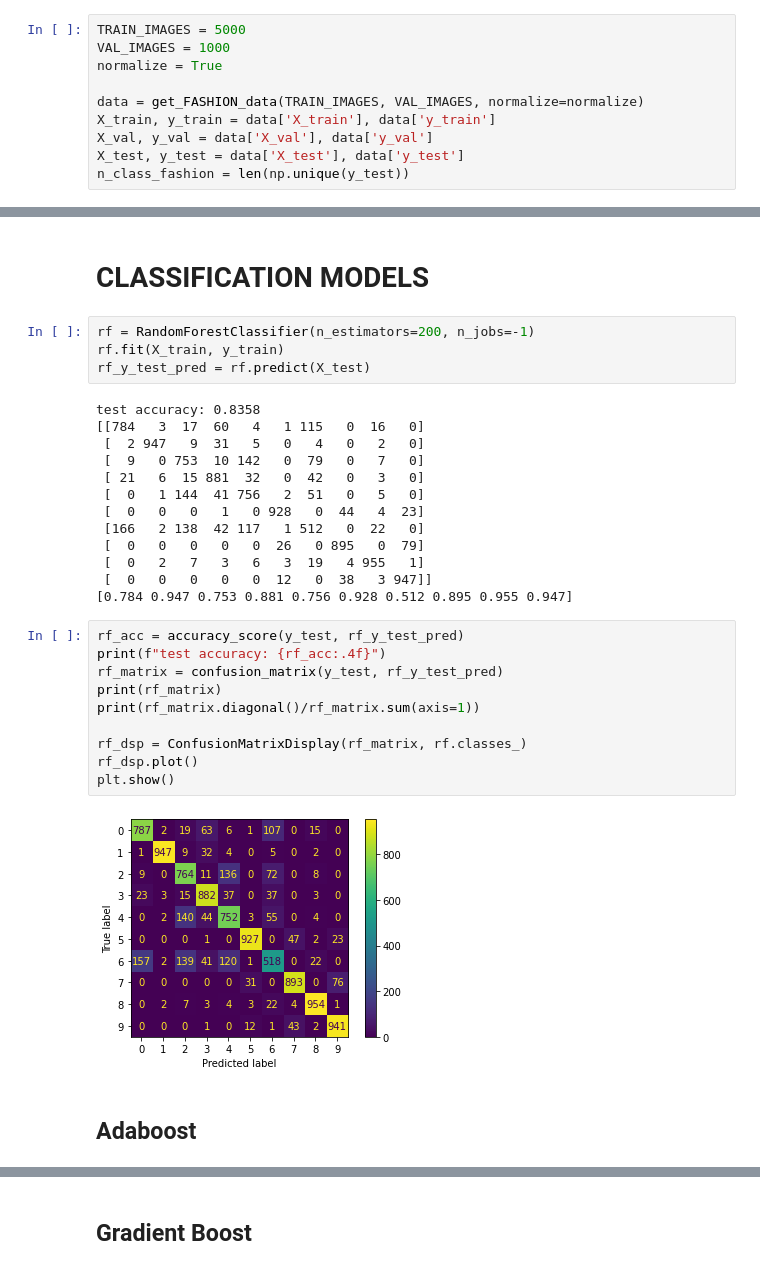
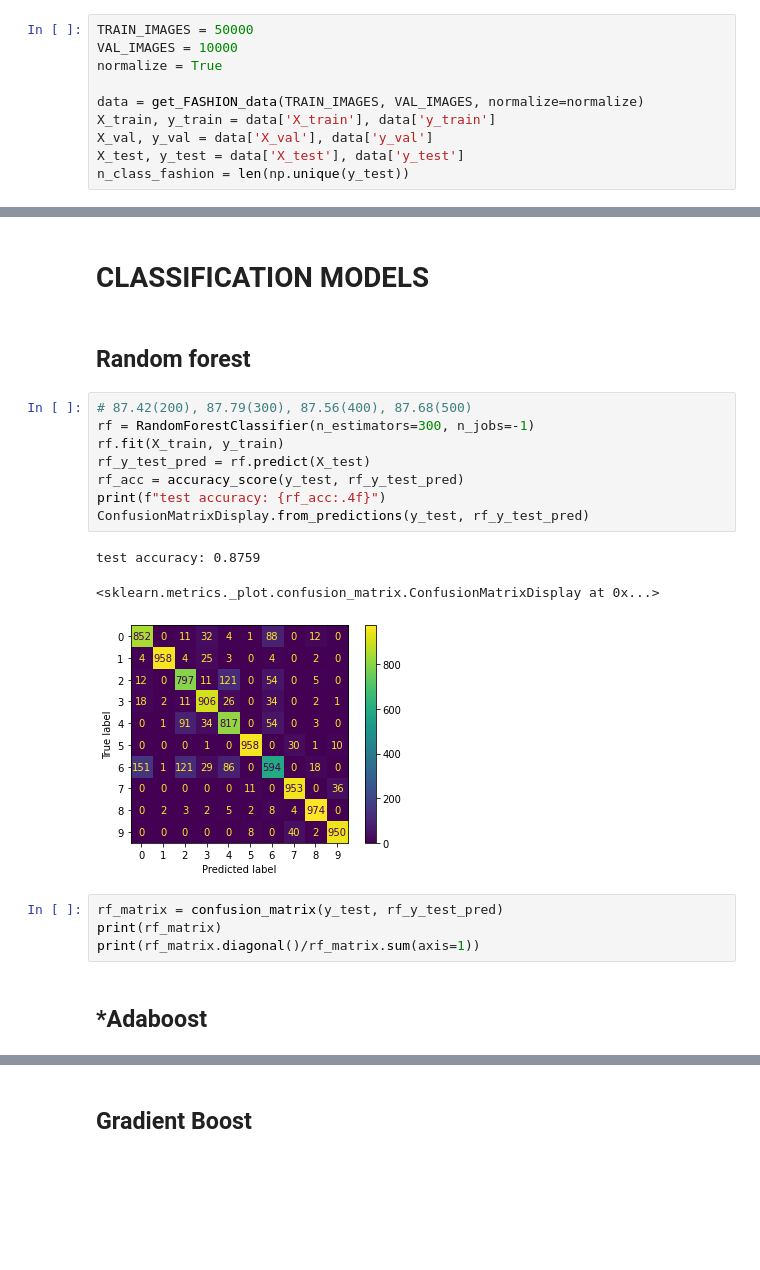
Before and after one commit to Crawlwind/542Project, a Jupyter notebook: cdj/all.ipynb, the cells around one changed output, grey strips where cells are left out. Drawn from its saved outputs; the diff is of its cells as text; blank space fills up the shorter version.

```diff
--- a/cdj/all.ipynb
+++ b/cdj/all.ipynb
@@ -26,8 +28,8 @@ The autoreload extension is already loaded. To reload it, use:
 ### Loading Fashion-MNIST
 TRAIN_IMAGES + VAL_IMAGES = (0, 60000], TEST_IMAGES = 10000
 # %%
-TRAIN_IMAGES = 5000
-VAL_IMAGES = 1000
+TRAIN_IMAGES = 50000
+VAL_IMAGES = 10000
 normalize = True
 
 data = get_FASHION_data(TRAIN_IMAGES, VAL_IMAGES, normalize=normalize)
@@ -61,35 +85,24 @@ km_y_test_pred = km.fit_predict(X_test)
 ## Self-organizing Maps (FLY)
 # %% [markdown]
 # CLASSIFICATION MODELS
-# %%
-rf = RandomForestClassifier(n_estimators=200, n_jobs=-1)
-rf.fit(X_train, y_train)
-rf_y_test_pred = rf.predict(X_test)
-# %% [output]
-test accuracy: 0.8358
-[[784   3  17  60   4   1 115   0  16   0]
- [  2 947   9  31   5   0   4   0   2   0]
- [  9   0 753  10 142   0  79   0   7   0]
- [ 21   6  15 881  32   0  42   0   3   0]
- [  0   1 144  41 756   2  51   0   5   0]
- [  0   0   0   1   0 928   0  44   4  23]
- [166   2 138  42 117   1 512   0  22   0]
- [  0   0   0   0   0  26   0 895   0  79]
- [  0   2   7   3   6   3  19   4 955   1]
- [  0   0   0   0   0  12   0  38   3 947]]
-[0.784 0.947 0.753 0.881 0.756 0.928 0.512 0.895 0.955 0.947]
+# %% [markdown]
+## Random forest
+# %%
+# 87.42(200), 87.79(300), 87.56(400), 87.68(500)
+rf = RandomForestClassifier(n_estimators=300, n_jobs=-1)
+rf.fit(X_train, y_train)
+rf_y_test_pred = rf.predict(X_test)
+rf_acc = accuracy_score(y_test, rf_y_test_pred)
+print(f"test accuracy: {rf_acc:.4f}")
+ConfusionMatrixDisplay.from_predictions(y_test, rf_y_test_pred)
+# %% [output]
+test accuracy: 0.8759
+<sklearn.metrics._plot.confusion_matrix.ConfusionMatrixDisplay at 0x...>
+[figure, added]
 # %%
-rf_acc = accuracy_score(y_test, rf_y_test_pred)
-print(f"test accuracy: {rf_acc:.4f}")
 rf_matrix = confusion_matrix(y_test, rf_y_test_pred)
 print(rf_matrix)
 print(rf_matrix.diagonal()/rf_matrix.sum(axis=1))
-
-rf_dsp = ConfusionMatrixDisplay(rf_matrix, rf.classes_)
-rf_dsp.plot()
-plt.show()
-# %% [output]
-[figure, removed]
 # %% [markdown]
-## Adaboost
+## *Adaboost
 # %%
```
Also changed, not shown: parts of 36 cells of this notebook, 5 other files.
